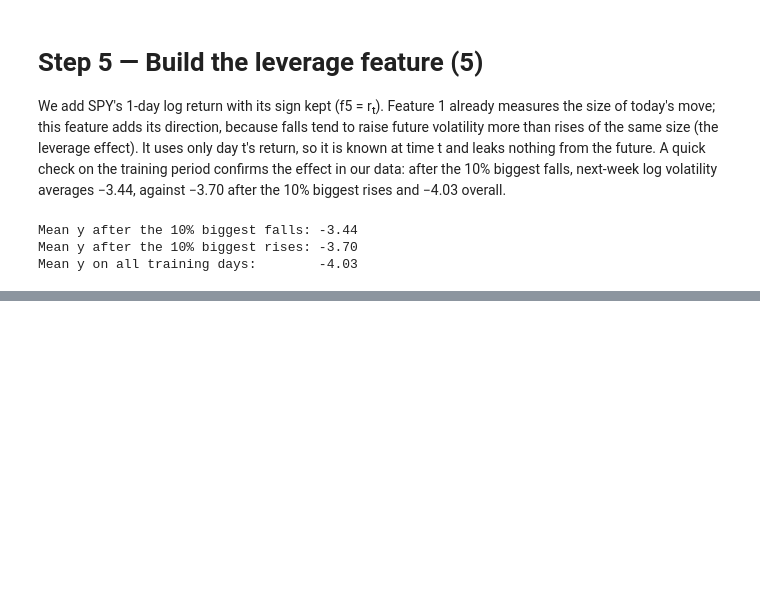
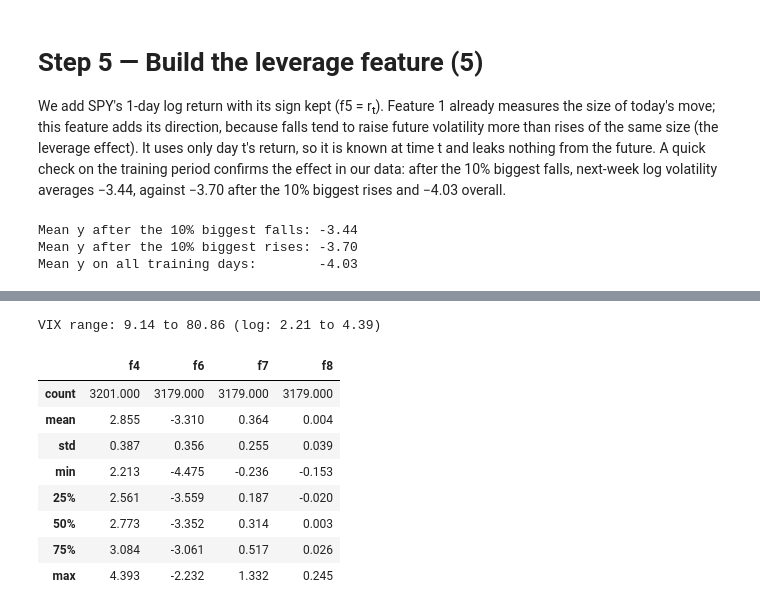
Before and after one commit to sadmanaraf/forecasting-spy-5-day-realised-volatility, a Jupyter notebook: Main_Notebook.ipynb, the cells around one changed output, grey strips where cells are left out. Drawn from its saved outputs; the diff is of its cells as text; code cells hidden in the pictures; blank space fills up the shorter version.

Commit message:
Add foundation steps 6-9: features, model table, CV splitter, metrics

```diff
--- a/Main_Notebook.ipynb
+++ b/Main_Notebook.ipynb
@@ -218,0 +215,31 @@ Mean y on all training days:        -4.03
+# %%
+# 6a. Feature 4: log of today's VIX close (known at the close of day t, so no look-ahead)
+assert (merged["VIX"] > 0).all(), "VIX must be positive before taking the log"
+merged["f4"] = np.log(merged["VIX"])
+
+# 6b. TLT and XLF daily log returns, then log RV over 22 days with the same functions and floor as SPY
+merged["TLT_r"] = log_returns(merged["TLT_Close"])
+merged["XLF_r"] = log_returns(merged["XLF_Close"])
+
+# 6c. Features 6-8
+merged["f6"] = log_rv(merged["TLT_r"], 22, FLOOR)                     # bond-market turbulence
+merged["f7"] = log_rv(merged["XLF_r"], 22, FLOOR) - merged["f3"]      # log(XLF RV_22 / SPY RV_22): banks vs market
+merged["f8"] = np.log(merged["TLT_Close"]).diff(22)                   # TLT 22-day return (flight to safety)
+
+# 6d. Sanity checks: the floor exists for single zero-return days, so it must never bind on a 22-day window
+for t in ["TLT", "XLF"]:
+    rv22 = np.sqrt(merged[f"{t}_r"].pow(2).rolling(22).sum())
+    assert (rv22.dropna() > FLOOR).all(), f"[{t}] floor altered a 22-day RV"
+print(f"VIX range: {merged['VIX'].min():.2f} to {merged['VIX'].max():.2f} (log: {merged['f4'].min():.2f} to {merged['f4'].max():.2f})")
+merged[["f4", "f6", "f7", "f8"]].describe().round(3)
+# %% [output]
+VIX range: 9.14 to 80.86 (log: 2.21 to 4.39)
+|  | f4 | f6 | f7 | f8 |
+| count | 3201.000 | 3179.000 | 3179.000 | 3179.000 |
+| mean | 2.855 | -3.310 | 0.364 | 0.004 |
+| std | 0.387 | 0.356 | 0.255 | 0.039 |
+| min | 2.213 | -4.475 | -0.236 | -0.153 |
+| 25% | 2.561 | -3.559 | 0.187 | -0.020 |
+| 50% | 2.773 | -3.352 | 0.314 | 0.003 |
+| 75% | 3.084 | -3.061 | 0.517 | 0.026 |
+| max | 4.393 | -2.232 | 1.332 | 0.245 |
```
Also changed, not shown: parts of 15 cells of this notebook, 2 other files.
